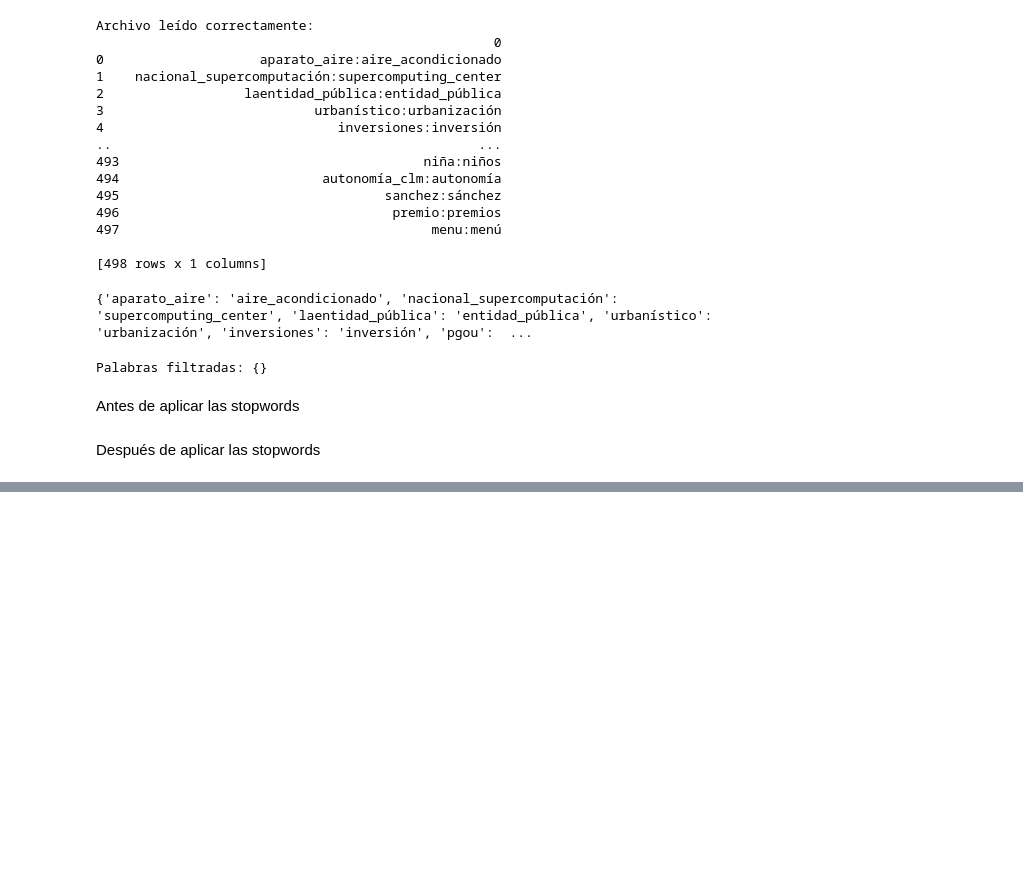
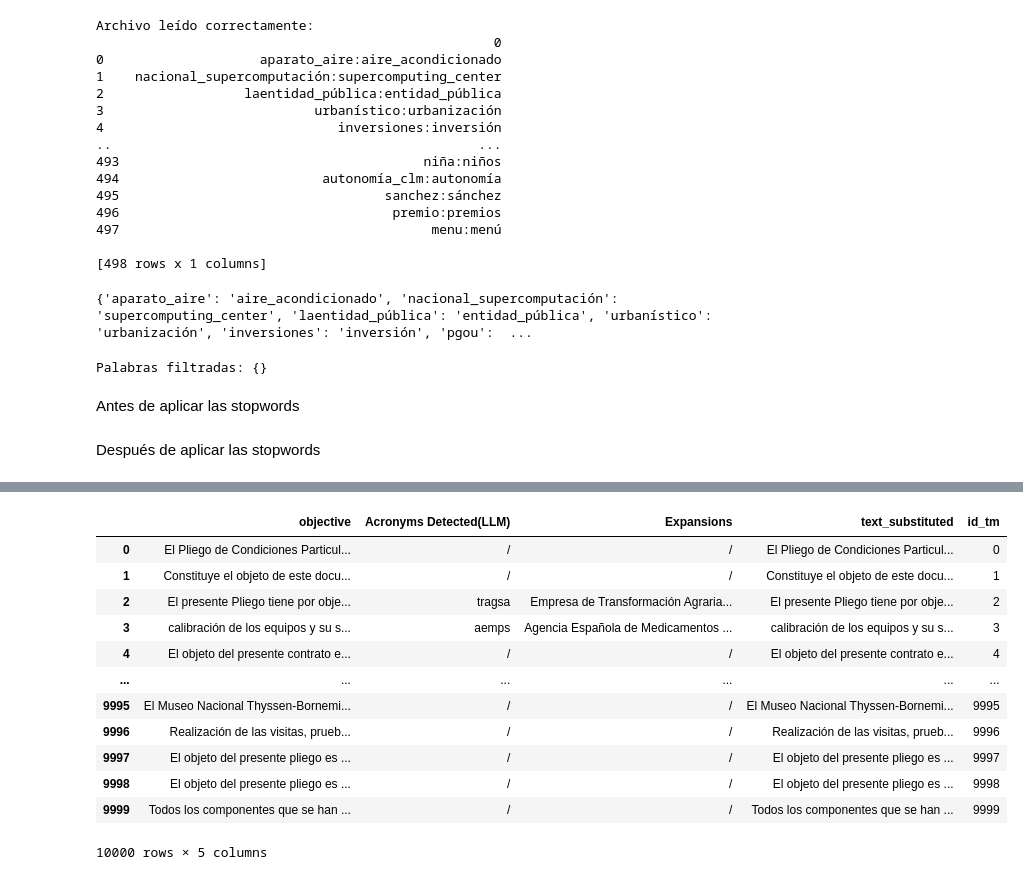
Before and after one commit to nextprocurement/RAG_tool, a Jupyter notebook: stopwords.ipynb, the cells around one changed output, grey strips where cells are left out. Drawn from its saved outputs; the diff is of its cells as text; code cells hidden in the pictures; blank space fills up the shorter version.

```diff
--- a/stopwords.ipynb
+++ b/stopwords.ipynb
@@ -485,0 +509,17 @@ df_preprocesado
+# %%
+df = df.head(10000)
+df
+# %% [output]
+|  | objective | Acronyms Detected(LLM) | Expansions | text_substituted | id_tm |
+| 0 | El Pliego de Condiciones Particul... | / | / | El Pliego de Condiciones Particul... | 0 |
+| 1 | Constituye el objeto de este docu... | / | / | Constituye el objeto de este docu... | 1 |
+| 2 | El presente Pliego tiene por obje... | tragsa | Empresa de Transformación Agraria... | El presente Pliego tiene por obje... | 2 |
+| 3 | calibración de los equipos y su s... | aemps | Agencia Española de Medicamentos ... | calibración de los equipos y su s... | 3 |
+| 4 | El objeto del presente contrato e... | / | / | El objeto del presente contrato e... | 4 |
+| ... | ... | ... | ... | ... | ... |
+| 9995 | El Museo Nacional Thyssen-Bornemi... | / | / | El Museo Nacional Thyssen-Bornemi... | 9995 |
+| 9996 | Realización de las visitas, prueb... | / | / | Realización de las visitas, prueb... | 9996 |
+| 9997 | El objeto del presente pliego es ... | / | / | El objeto del presente pliego es ... | 9997 |
+| 9998 | El objeto del presente pliego es ... | / | / | El objeto del presente pliego es ... | 9998 |
+| 9999 | Todos los componentes que se han ... | / | / | Todos los componentes que se han ... | 9999 |
+10000 rows × 5 columns
```
Also changed, not shown: parts of 13 cells of this notebook, 6 other files.
